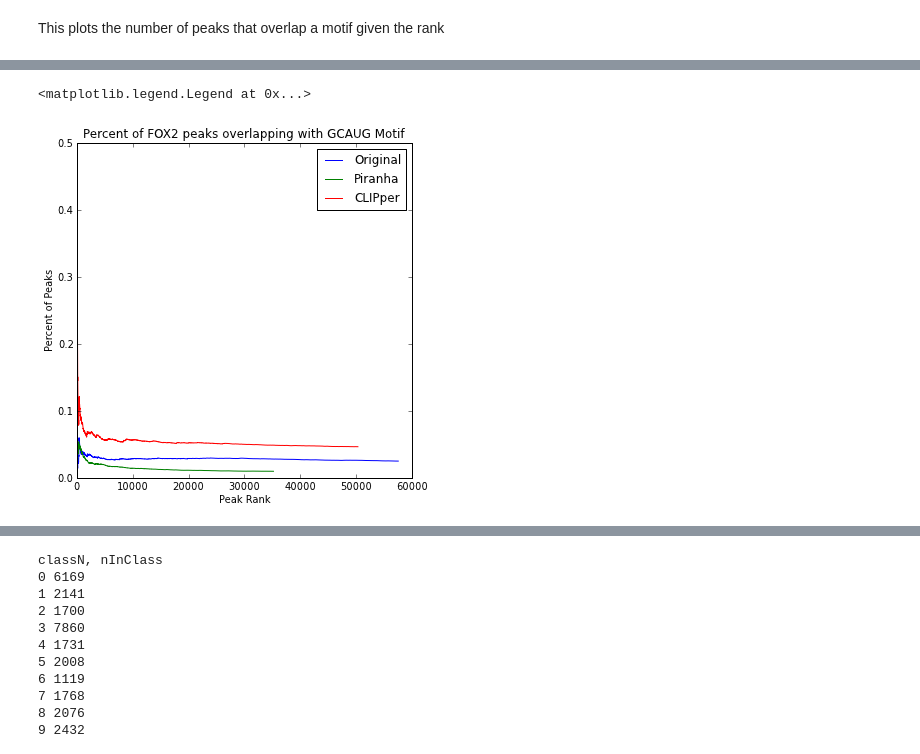
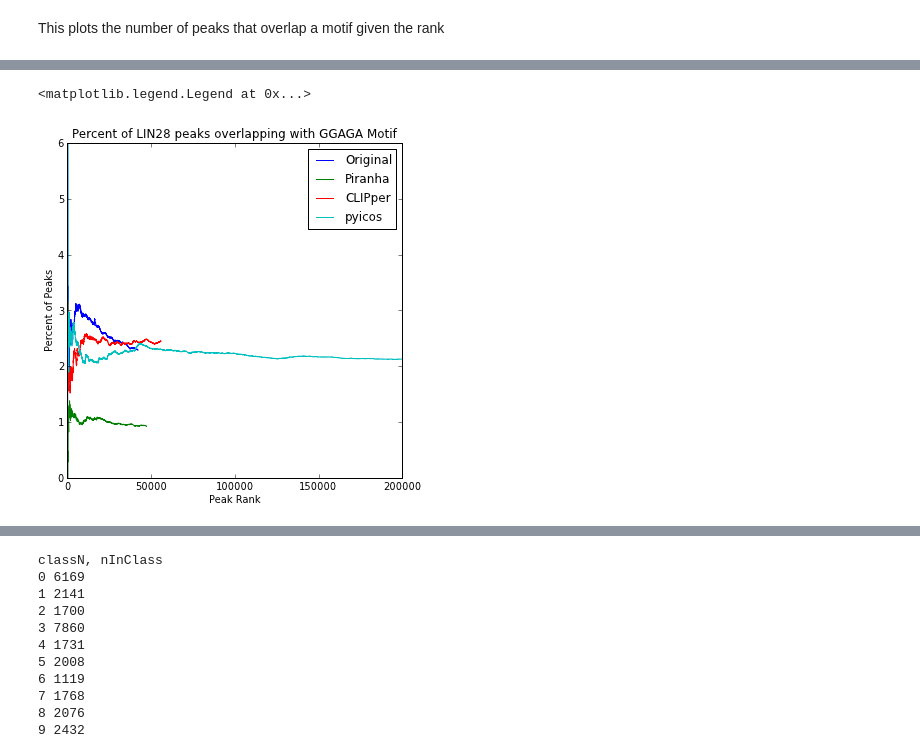
Before and after one commit to gpratt/iPython_Notebook, a Jupyter notebook: CLIPper_Analysis.ipynb, the cells around one changed output, grey strips where cells are left out. Saved outputs shown, nothing was run; the diff lists cells and outputs as text; code cells hidden in the pictures.

```diff
--- a/CLIPper_Analysis.ipynb
+++ b/CLIPper_Analysis.ipynb
@@ -21,0 +26,4 @@ LIN28_neg = BigWigFile(open("/nas3/gpratt/projects/clipper/data/LIN28A_hES_CLIP.
+# %%
+def get_p_value(interval):
+    interval.score = interval.score.split("|")[1]
+    return interval
@@ -54,11 +146,16 @@ print len(FOX2_spline.intersect(FOX2_classic, u=True))
 FOX2_classic_dist = FOX2_classic_center.closest(GCATG_motif, s=True, D="a", t="first").saveas()
 FOX2_piranah_dist = FOX2_piranah_center.closest(GCATG_motif, D="ref", t="first").saveas()
 FOX2_spline_dist = FOX2_spline_center.closest(GCATG_motif, s=True, D="a", t="first").saveas()
-FOX2_RIPSeeker_dist = FOX2_spline_center.closest(GCATG_motif, s=True, D="ref", t="first").saveas()
+FOX2_pyicos_dist = FOX2_pyicos_center.closest(GCATG_motif, s=True, D="a", t="first").saveas()
+FOX2_kold_dist = kold_center.closest(GCATG_motif, s=True, D="a", t="first").saveas()
+FOX2_knew_dist = knew_center.closest(GCATG_motif, s=True, D="a", t="first").saveas()
+FOX2_gtype_dist = gtype_center.closest(GCATG_motif, s=True, D="a", t="first").saveas()
+FOX2_RIPSeeker_dist = FOX2_RIPSeeker_center.closest(GCATG_motif, s=True, D="ref", t="first").saveas()
 
 LIN28_classic_dist = LIN28_classic_center.closest(GGAGA_motif, s=True, D="a", t="first").saveas()
 LIN28_piranah_dist = LIN28_piranah_center.closest(GGAGA_motif, D="ref", t="first").saveas()
 LIN28_spline_dist = LIN28_spline_center.closest(GGAGA_motif, s=True, D="a", t="first").saveas()
+LIN28_pyicos_dist = LIN28_pyicos_center.closest(GGAGA_motif, s=True, D="a", t="first").saveas()
 # %%
 figsize(6,6)
 FOX2_sizes = {'100' : len(FOX2_classic - FOX2_piranah - FOX2_spline),
@@ -124,18 +272,23 @@ print FOX2_sizes
 # %%
-y, x =  numpy.histogram([int(interval[-1]) for interval in FOX2_classic_dist], range=(-200, 200), bins=25, normed=True)
+y, x =  numpy.histogram([int(interval[-1]) for interval in LIN28_classic_dist], range=(-200, 200), bins=25, normed=True)
 x = [(x[n] + x[n+1]) / 2 for n in range(len(x) - 1)]
 plot(x,y, label="Original", alpha=.5, linewidth=3)
 
-y, x =  numpy.histogram([int(interval[-1]) for interval in FOX2_piranah_dist], range=(-200, 200), bins=25, normed=True)
+y, x =  numpy.histogram([int(interval[-1]) for interval in LIN28_piranah_dist], range=(-200, 200), bins=25, normed=True)
 x = [(x[n] + x[n+1]) / 2 for n in range(len(x) - 1)]
 plot(x,y, label="Piranha", alpha=.5, linewidth=3)
 
-y, x =  numpy.histogram([int(interval[-1]) for interval in FOX2_spline_dist], range=(-200, 200), bins=25, normed=True)
+y, x =  numpy.histogram([int(interval[-1]) for interval in LIN28_spline_dist], range=(-200, 200), bins=25, normed=True)
 x = [(x[n] + x[n+1]) / 2 for n in range(len(x) - 1)]
 plot(x,y, label="CLIPper", alpha=.5, linewidth=3)
+
+y, x =  numpy.histogram([int(interval[-1]) for interval in LIN28_pyicos_dist], range=(-200, 200), bins=25, normed=True)
+x = [(x[n] + x[n+1]) / 2 for n in range(len(x) - 1)]
+plot(x,y, label="pyicos", alpha=.5, linewidth=3)
+
 xlabel("Distance away from Peak (bp)")
 ylabel("Normalized Enrichment")
-title("Distance of FOX2 Motif away from peak center")
+title("Distance of LIN28 Motif away from peak center")
 legend()
 # %% [output]
 <matplotlib.legend.Legend at 0x...>
@@ -173,5 +306,5 @@ def get_percent_overlapped(tool):
     for total_counted, interval in enumerate(sorted_tool):
         if int(interval[-1]) == 0: #there is an overlap
             total_overlapped += 1.0
-        percent_overlapped.append(total_overlapped / (total_counted + 1))
+        percent_overlapped.append((total_overlapped / (total_counted + 1)) * 100)
     return range(len(sorted_tool)), percent_overlapped
@@ -178,21 +349,26 @@ def get_percent_overlapped(tool):
 # %%
 figsize(6,6)
-sorted_tool = pybedtools.BedTool(sorted(FOX2_classic_dist, key=lambda x: float(x[4]))).saveas()
+sorted_tool = pybedtools.BedTool(sorted(LIN28_classic_dist, key=lambda x: float(x[4]))).saveas()
 x,y = get_percent_overlapped(sorted_tool)
 plot(x, y, label="Original")
 
-sorted_tool = pybedtools.BedTool(sorted(FOX2_piranah_dist, key=lambda x: float(x[4]))).saveas()
+sorted_tool = pybedtools.BedTool(sorted(LIN28_piranah_dist, key=lambda x: float(x[4]))).saveas()
 x,y = get_percent_overlapped(sorted_tool)
 plot(x, y, label="Piranha")
 
-sorted_tool = pybedtools.BedTool(sorted(FOX2_spline_dist, key=lambda x: float(x[4]))).saveas()
+sorted_tool = pybedtools.BedTool(sorted(LIN28_spline_dist, key=lambda x: float(x[4]))).saveas()
 x,y = get_percent_overlapped(sorted_tool)
 plot(x, y, label="CLIPper")
-title("Percent of FOX2 peaks overlapping with GCAUG Motif")
+
+sorted_tool = pybedtools.BedTool(sorted(LIN28_pyicos_dist, key=lambda x: float(x[8]))).saveas()
+x,y = get_percent_overlapped(sorted_tool)
+plot(x, y, label="pyicos")
+
+title("Percent of LIN28 peaks overlapping with GGAGA Motif")
 ylabel("Percent of Peaks")
 xlabel("Peak Rank")
-
+ylim(0,6)
 legend()
 # %% [output]
 <matplotlib.legend.Legend at 0x...>
-[figure, old version]
+[figure, new version]
```
Also changed, not shown: parts of 27 cells of this notebook, 13 other files.
